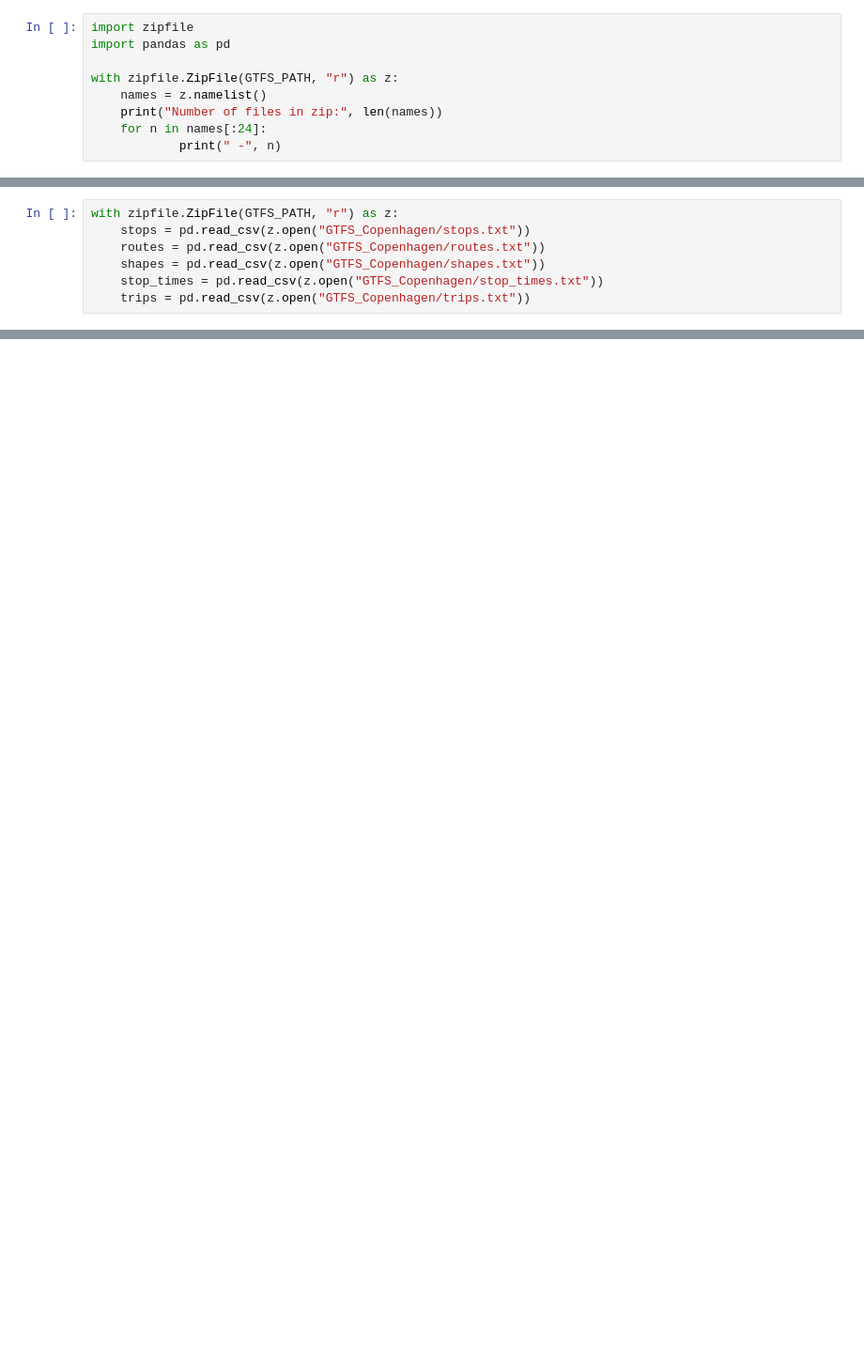
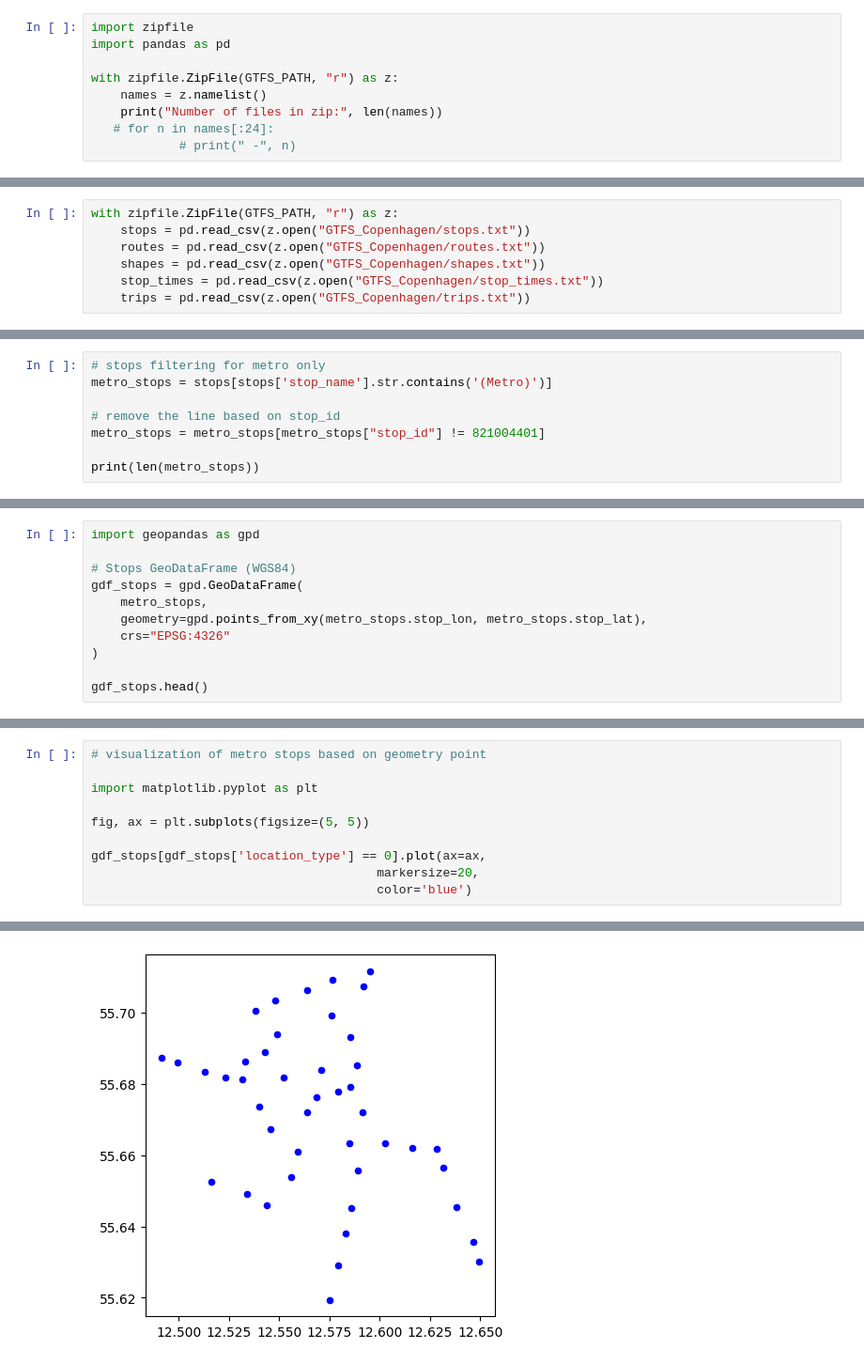
Before and after one commit to jevgbur/Genetic-algorithms-metro-optimization, a Jupyter notebook: data_loading.ipynb, the cells around one changed output, grey strips where cells are left out. Shown at 94% size. Saved outputs shown, nothing was run; the diff lists cells and outputs as text; blank space fills up the shorter version.

```diff
--- a/data_loading.ipynb
+++ b/data_loading.ipynb
@@ -14,7 +14,7 @@ import pandas as pd
 with zipfile.ZipFile(GTFS_PATH, "r") as z:
     names = z.namelist()
     print("Number of files in zip:", len(names))
-    for n in names[:24]:
-            print(" -", n)
+   # for n in names[:24]:
+            # print(" -", n)
 # %% [output]
 Number of files in zip: 24
@@ -119,0 +37,8 @@ stops_gdf.plot(ax=ax, markersize=4, color="crimson", alpha=0.6)
+# %%
+# stops filtering for metro only
+metro_stops = stops[stops['stop_name'].str.contains('(Metro)')]
+
+# remove the line based on stop_id
+metro_stops = metro_stops[metro_stops["stop_id"] != 821004401]
+
+print(len(metro_stops))
@@ -119,0 +91,11 @@ stops_gdf.plot(ax=ax, markersize=4, color="crimson", alpha=0.6)
+# %%
+import geopandas as gpd
+
+# Stops GeoDataFrame (WGS84)
+gdf_stops = gpd.GeoDataFrame(
+    metro_stops,
+    geometry=gpd.points_from_xy(metro_stops.stop_lon, metro_stops.stop_lat),
+    crs="EPSG:4326"
+)
+
+gdf_stops.head()
@@ -119,0 +109,11 @@ stops_gdf.plot(ax=ax, markersize=4, color="crimson", alpha=0.6)
+# %%
+# visualization of metro stops based on geometry point
+
+import matplotlib.pyplot as plt
+
+fig, ax = plt.subplots(figsize=(5, 5))
+
+gdf_stops[gdf_stops['location_type'] == 0].plot(ax=ax,
+                                       markersize=20,
+                                       color='blue')
+# %% [output]
@@ -119,0 +121 @@ stops_gdf.plot(ax=ax, markersize=4, color="crimson", alpha=0.6)
+[figure, added]
```
Also changed, not shown: parts of 11 cells of this notebook.
